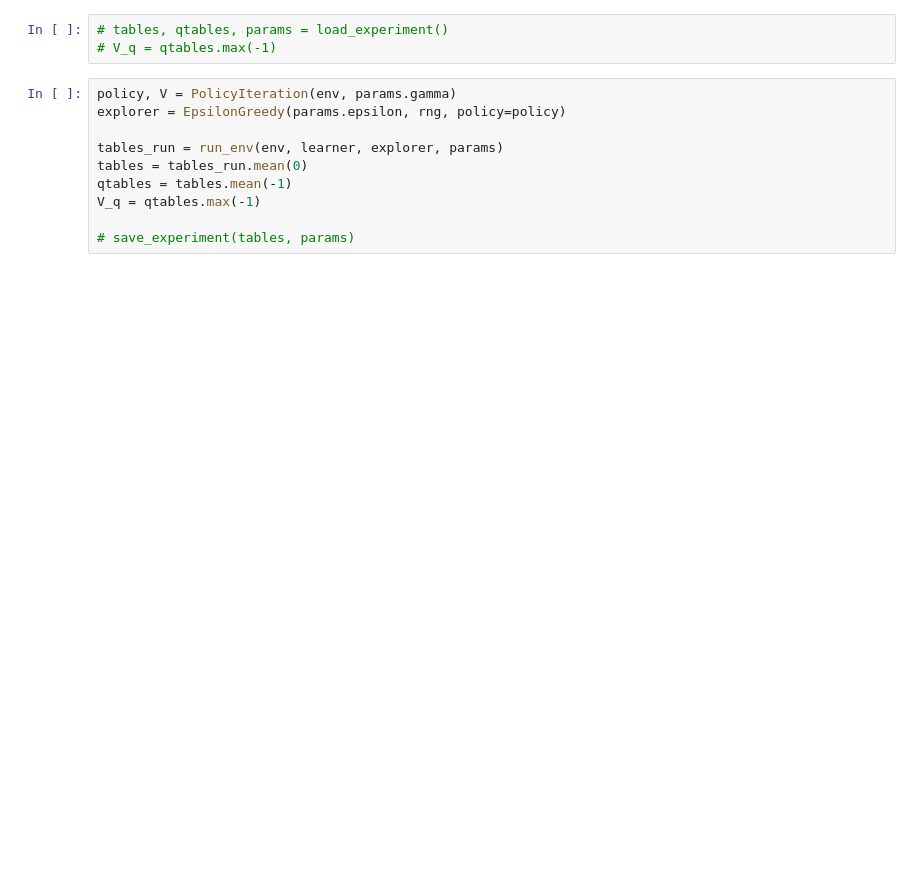
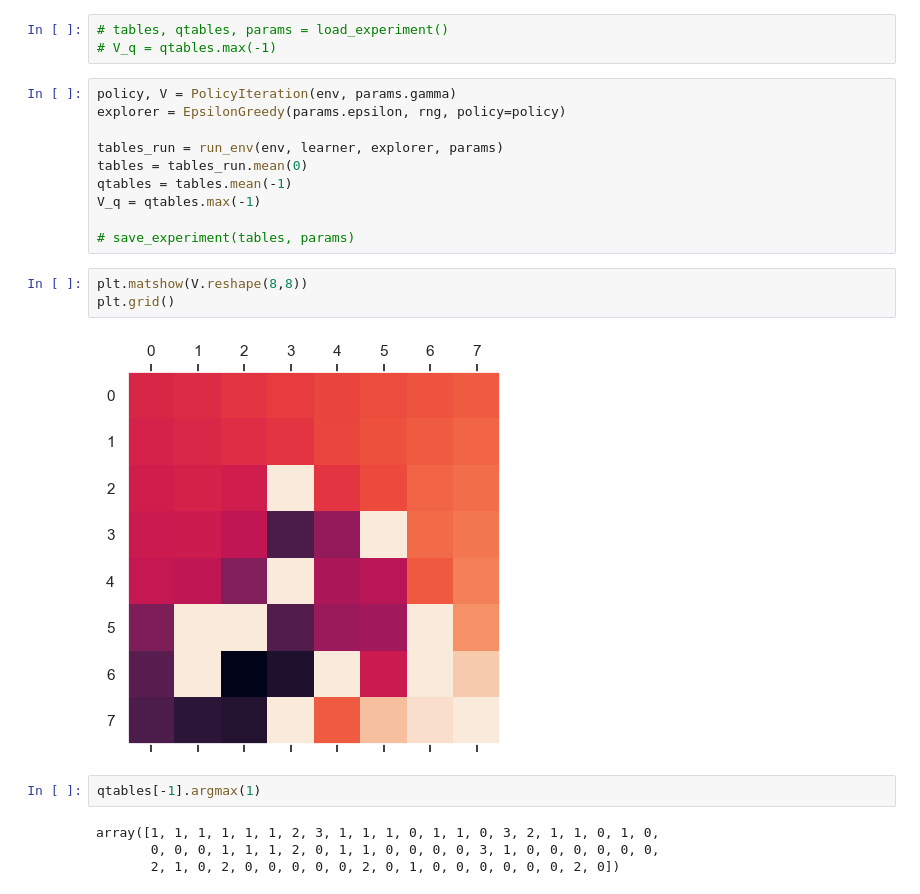
Before and after one commit to AlecHero/QuantileRegressionProject, a Jupyter notebook: new.ipynb, the cells around one changed output. Drawn from its saved outputs; the diff is of its cells as text; blank space fills up the shorter version.

```diff
--- a/new.ipynb
+++ b/new.ipynb
@@ -63,3 +69,14 @@ qtables = tables.mean(-1)
 V_q = qtables.max(-1)
 
 # save_experiment(tables, params)
+# %%
+plt.matshow(V.reshape(8,8))
+plt.grid()
+# %% [output]
+[figure, added]
+# %%
+qtables[-1].argmax(1)
+# %% [output]
+array([1, 1, 1, 1, 1, 1, 2, 3, 1, 1, 1, 0, 1, 1, 0, 3, 2, 1, 1, 0, 1, 0,
+       0, 0, 0, 1, 1, 1, 2, 0, 1, 1, 0, 0, 0, 0, 3, 1, 0, 0, 0, 0, 0, 0,
+       2, 1, 0, 2, 0, 0, 0, 0, 0, 2, 0, 1, 0, 0, 0, 0, 0, 0, 2, 0])
```
Also changed, not shown: parts of 7 cells of this notebook, 10 other files.
